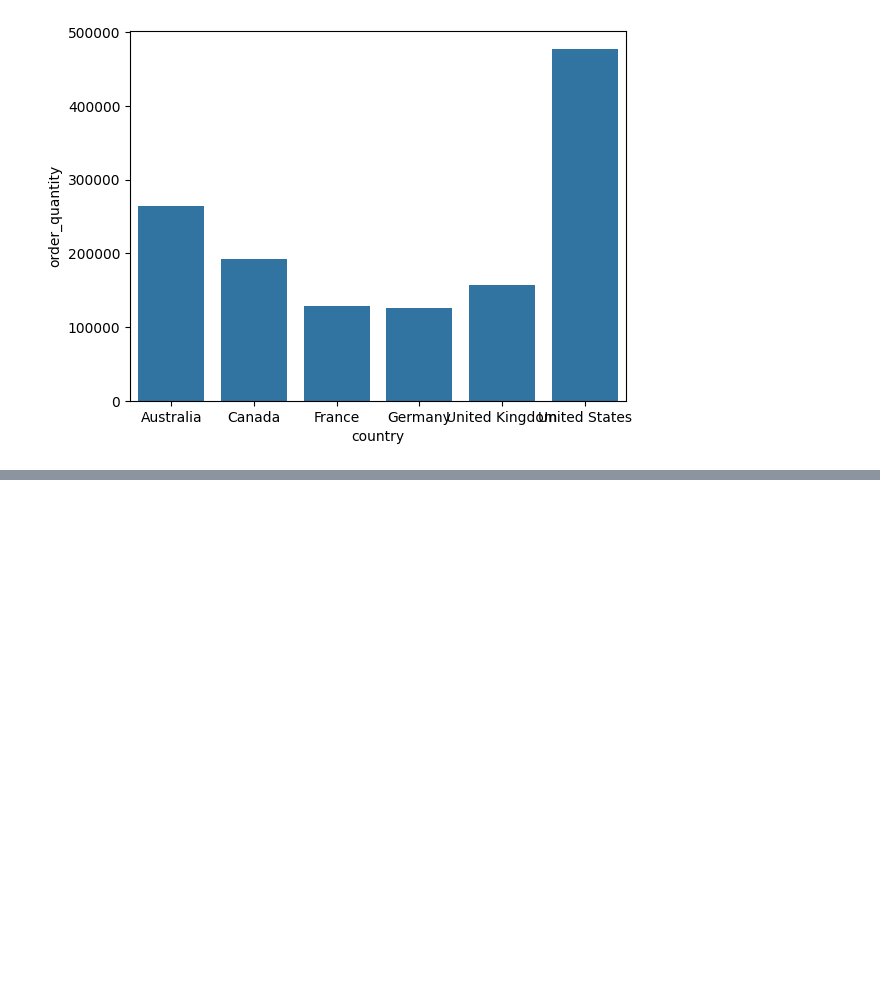
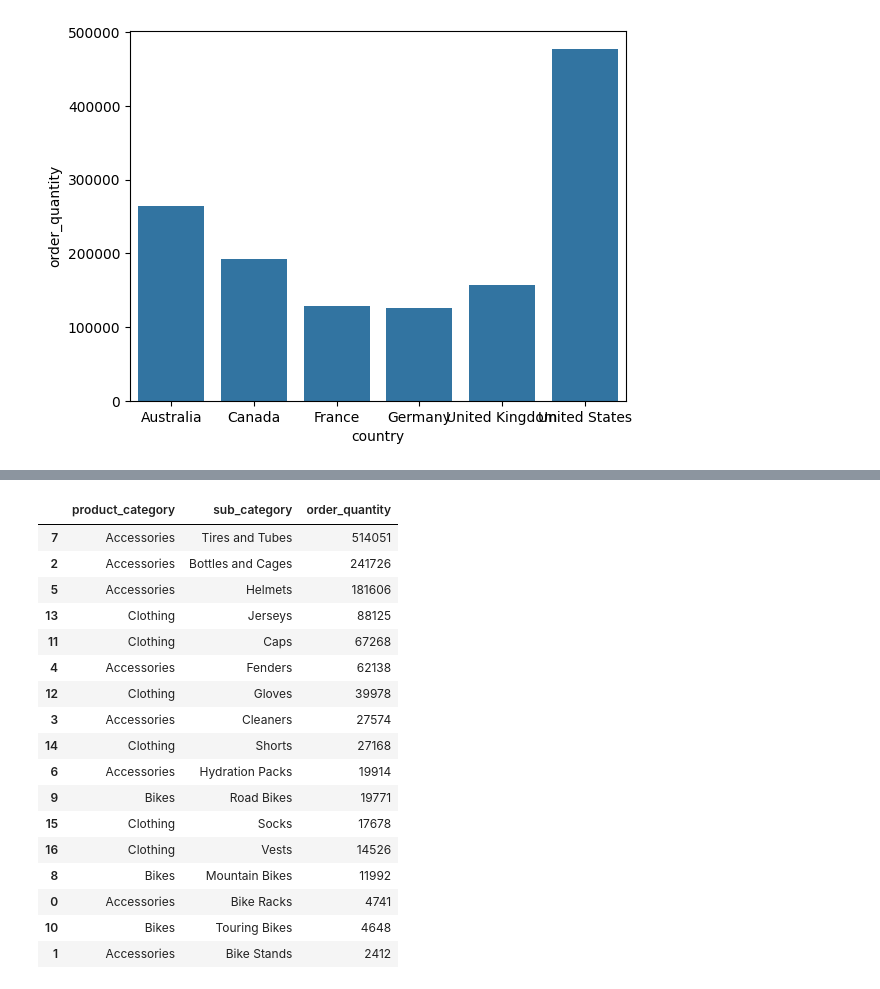
Before and after one commit to daniellcferreira/cases-analysis-python, a Jupyter notebook: insights_vendas_bicicletas/cases_sales_bike.ipynb, the cells around one changed output, grey strips where cells are left out. Cells and saved outputs as stored; diff of their text form; code cells hidden in the pictures; blank space fills up the shorter version.

```diff
--- a/insights_vendas_bicicletas/cases_sales_bike.ipynb
+++ b/insights_vendas_bicicletas/cases_sales_bike.ipynb
@@ -293,0 +336,21 @@ sns.barplot(data=pais_qtdd, x="country", y="order_quantity")
+# %%
+df.groupby("product_category sub_category".split())[["order_quantity"]].sum().reset_index().sort_values("order_quantity", ascending=False)
+# %% [output]
+|  | product_category | sub_category | order_quantity |
+| 7 | Accessories | Tires and Tubes | 514051 |
+| 2 | Accessories | Bottles and Cages | 241726 |
+| 5 | Accessories | Helmets | 181606 |
+| 13 | Clothing | Jerseys | 88125 |
+| 11 | Clothing | Caps | 67268 |
+| 4 | Accessories | Fenders | 62138 |
+| 12 | Clothing | Gloves | 39978 |
+| 3 | Accessories | Cleaners | 27574 |
+| 14 | Clothing | Shorts | 27168 |
+| 6 | Accessories | Hydration Packs | 19914 |
+| 9 | Bikes | Road Bikes | 19771 |
+| 15 | Clothing | Socks | 17678 |
+| 16 | Clothing | Vests | 14526 |
+| 8 | Bikes | Mountain Bikes | 11992 |
+| 0 | Accessories | Bike Racks | 4741 |
+| 10 | Bikes | Touring Bikes | 4648 |
+| 1 | Accessories | Bike Stands | 2412 |
```
Also changed, not shown: parts of 7 cells of this notebook.
